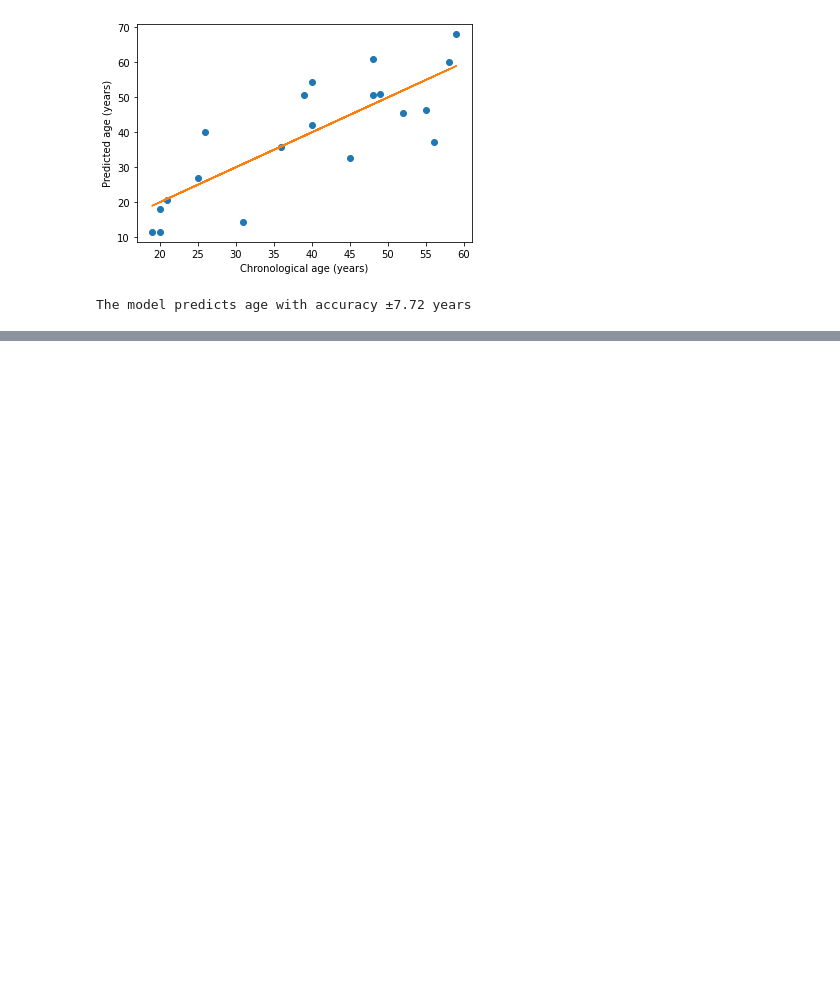
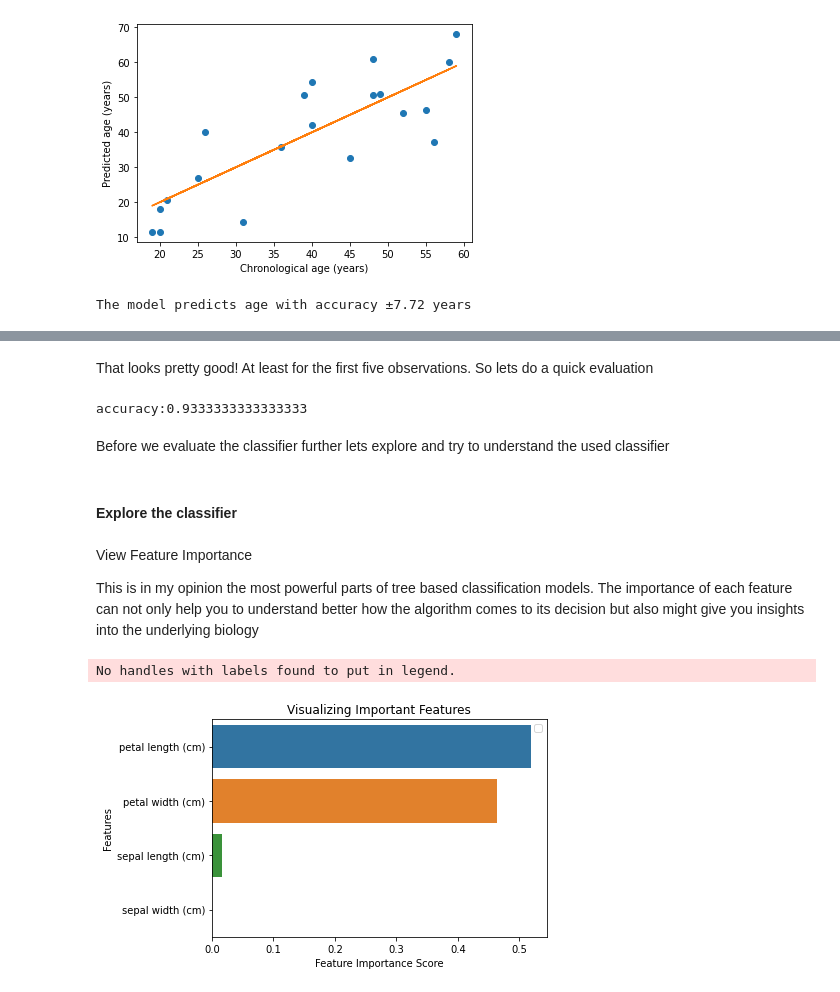
Before and after one commit to IvoLeist/ml_cnag-crg_course, a Jupyter notebook: day2/ML_course_CNAG_CRG_day2.ipynb, the cells around one changed output, grey strips where cells are left out. Drawn from its saved outputs; the diff is of its cells as text; code cells hidden in the pictures; blank space fills up the shorter version.

```diff
--- a/day2/ML_course_CNAG_CRG_day2.ipynb
+++ b/day2/ML_course_CNAG_CRG_day2.ipynb
@@ -846,7 +737,0 @@ array([0, 0, 0, 0, 0, 0, 0, 0, 0, 0, 0, 0, 0, 0, 0, 0, 0, 0, 0, 0, 0, 0,
-# %%
-# Create a random forest Classifier. By convention, clf means 'Classifier'
-clf = RandomForestClassifier(n_jobs=2, random_state=0)
-
-# Train the Classifier to take the training features and learn how they relate
-# to the training y (the species)
-clf.fit(train[features], y)
@@ -1200,0 +915,8 @@ Over the course of this exercise you will ﬁt ML model on the dataset and inter
+# %%
+# Split dataset into training 80% and test (20%) set
+test_size=0.2
+x_train, x_test, y_train, y_test = train_test_split(
+    iris.data, iris.target, test_size=test_size)
+
+for t in [("training",x_train),("test",x_test)]:
+  print(f"observations in the {t[0]} set:{len(t[1])}")
@@ -1200,0 +928,3 @@ Over the course of this exercise you will ﬁt ML model on the dataset and inter
+# %%
+dct_clf = DecisionTreeClassifier(random_state=123456)
+dct_clf.fit(x_train, y_train)
@@ -1200,0 +983,32 @@ Over the course of this exercise you will ﬁt ML model on the dataset and inter
+# %% [markdown]
+That looks pretty good! At least for the first five observations.
+So lets do a quick evaluation
+# %%
+print(f'accuracy:{accuracy_score(y_test, dct_clf.predict(x_test))}')
+# %% [output]
+accuracy:0.9333333333333333
+# %% [markdown]
+Before we evaluate the classifier further lets explore and try to understand the used classifier
+# %% [markdown]
+#### Explore the classifier
+# %% [markdown]
+View Feature Importance
+
+This is in my opinion the most powerful parts of tree based classification models. The importance of each feature can not only help you to understand better how the algorithm comes to its decision but also might give you insights into the underlying biology
+# %%
+def get_feature_importance(clf,dataset):
+  feature_imp = pd.Series(
+      clf.feature_importances_,index=dataset.feature_names
+      ).sort_values(ascending=False)
+
+  sns.barplot(x=feature_imp, y=feature_imp.index)
+  plt.xlabel('Feature Importance Score')
+  plt.ylabel('Features')
+  plt.title("Visualizing Important Features")
+  plt.legend()
+  plt.show()
+
+get_feature_importance(dct_clf,iris)
+# %% [output]
+No handles with labels found to put in legend.
+[figure, added]
```
Also changed, not shown: parts of 179 cells of this notebook.
